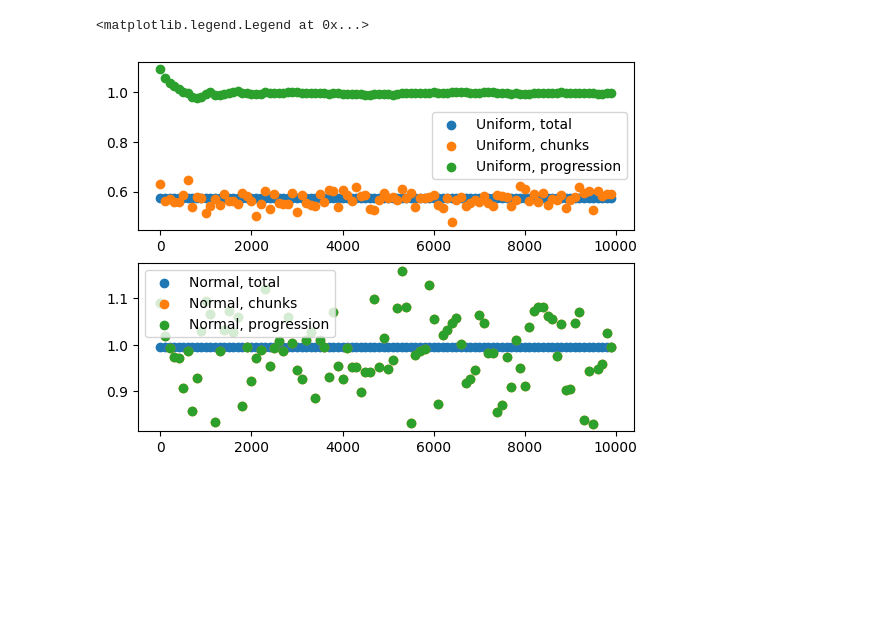
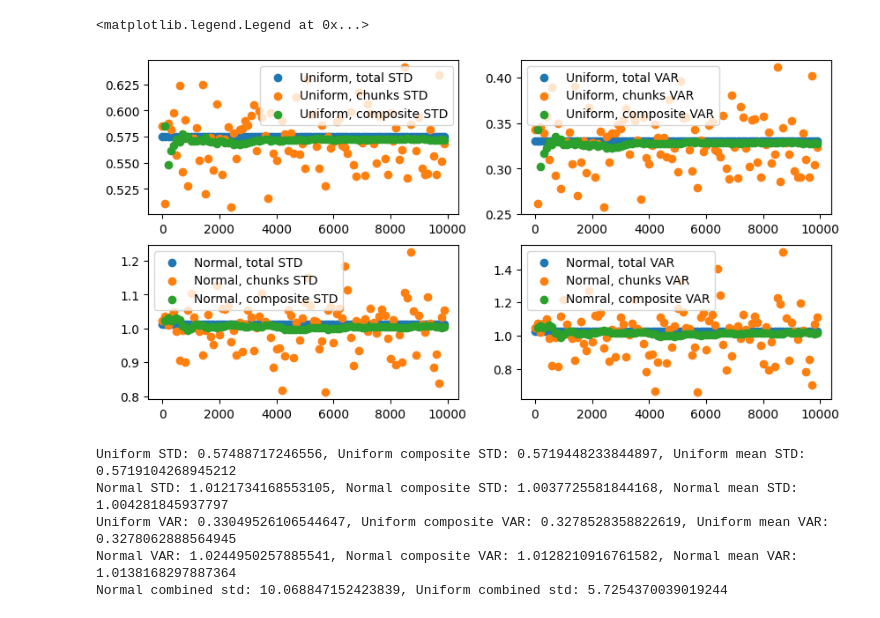
Before and after one commit to SHJewell/wait_five_minutes_weather, a Jupyter notebook: statistical_testing.ipynb, the cells around one changed output. Drawn from its saved outputs; the diff is of its cells as text; code cells hidden in the pictures; blank space fills up the shorter version.

Commit message:
statistical_testing.ipynb shows comparison between combined and whole standard deviations and variances. There is a <2% deviation between the two, but for our purposes this small enough.

```diff
--- a/statistical_testing.ipynb
+++ b/statistical_testing.ipynb
@@ -19,8 +21,16 @@ rev_size = int(N/window)
 
 uni_chunk = np.empty(rev_size)
 uni_prog = np.empty(rev_size)
+uni_var_chunk = np.empty(rev_size)
+uni_var_prog = np.empty(rev_size)
+uni_comp = np.empty(rev_size)
+uni_var_comp = np.empty(rev_size)
 norm_chunk = np.empty(rev_size)
 norm_prog = np.empty(rev_size)
+norm_var_chunk = np.empty(rev_size)
+norm_var_prog = np.empty(rev_size)
+norm_comp = np.empty(rev_size)
+norm_var_comp = np.empty(rev_size)
 prev = 0
 wins = list(range(0, N, window))
 
@@ -29,19 +39,57 @@ for n, value in enumerate(wins):
     uni_chunk[n] = uni_set[value:(value+window)].std()
     uni_prog[n] = uni_set[:(value+window)].std()
     norm_chunk[n] = norm_set[value:(value+window)].std()
-    uni_prog[n] = norm_set[:(value+window)].std()
+    norm_prog[n] = norm_set[:(value+window)].std()
+    uni_comp[n] = uni_chunk[:n].mean()
+    norm_comp[n] = norm_chunk[:n].mean()
+
+    uni_var_chunk[n] = uni_set[value:(value+window)].var()
+    uni_var_prog[n] = uni_set[:(value+window)].var()
+    norm_var_chunk[n] = norm_set[value:(value+window)].var()
+    norm_var_prog[n] = norm_set[:(value+window)].var()
+    uni_var_comp[n] = uni_var_chunk[:n].mean()
+    norm_var_comp[n] = norm_var_chunk[:n].mean()
 # %%
-fig, ax = plt.subplots(2, 1)
-ax[0].scatter(wins, [uni_set.std()]*len(wins), label='Uniform, total')
-ax[0].scatter(wins, uni_chunk, label='Uniform, chunks')
-ax[0].scatter(wins, uni_prog, label='Uniform, progression')
-ax[0].legend()
-ax[1].scatter(wins, [norm_set.std()]*len(wins), label='Normal, total')
-ax[1].scatter(wins, norm_chunk, label='Normal, chunks')
-ax[1].scatter(wins, norm_prog, label='Normal, progression')
-ax[1].legend()
-#ax[1, 0].plot(uni_set)
-#ax[1, 1].plot(norm_set)
+fig, ax = plt.subplots(2, 2)
+ax[0, 0].scatter(wins, [uni_set.std()]*len(wins), label='Uniform, total STD')
+ax[0, 0].scatter(wins, uni_chunk, label='Uniform, chunks STD')
+ax[0, 0].scatter(wins, uni_comp, label='Uniform, composite STD')
+# ax[0, 0].scatter(wins, uni_prog, label='Uniform, progression STD')
+ax[0, 0].legend()
+ax[1, 0].scatter(wins, [norm_set.std()]*len(wins), label='Normal, total STD')
+ax[1, 0].scatter(wins, norm_chunk, label='Normal, chunks STD')
+ax[1, 0].scatter(wins, norm_comp, label='Normal, composite STD')
+# ax[1, 0].scatter(wins, norm_prog, label='Normal, progression STD')
+ax[1, 0].legend()
+# ax[1, 0].set_ylim(-.1, .1)
+ax[0, 1].scatter(wins, [uni_set.var()]*len(wins), label='Uniform, total VAR')
+ax[0, 1].scatter(wins, uni_var_chunk, label='Uniform, chunks VAR')
+ax[0, 1].scatter(wins, uni_var_comp, label='Uniform, composite VAR')
+# ax[0, 1].scatter(wins, uni_var_prog, label='Uniform, progression VAR')
+ax[0, 1].legend()
+ax[1, 1].scatter(wins, [norm_set.var()]*len(wins), label='Normal, total VAR')
+ax[1, 1].scatter(wins, norm_var_chunk, label='Normal, chunks VAR')
+ax[1, 1].scatter(wins, norm_var_comp, label='Nomral, composite VAR')
+# ax[1, 1].scatter(wins, norm_var_prog, label='Normal, progression VAR')
+ax[1, 1].legend()
+#ax[1, 1].set_ylim(-.1, .1)
+# fig.set_size_inches=(8, 16)
+# ax[1, 0].plot(uni_set)
+# ax[1, 1].plot(norm_set)
 # %% [output]
 <matplotlib.legend.Legend at 0x...>
-[figure, old version]
+[figure, new version]
+# %%
+print(f'Uniform STD: {uni_set.std()}, Uniform composite STD: {uni_comp[-1]}, Uniform mean STD: {uni_chunk.mean()}')
+print(f'Normal STD: {norm_set.std()}, Normal composite STD: {norm_comp[-1]}, Normal mean STD: {norm_chunk.mean()}')
+print(f'Uniform VAR: {uni_set.var()}, Uniform composite VAR: {uni_var_comp[-1]}, Uniform mean VAR: {uni_var_chunk.mean()}')
+print(f'Normal VAR: {norm_set.var()}, Normal composite VAR: {norm_var_comp[-1]}, Normal mean VAR: {norm_var_chunk.mean()}')
+norm_calc_std = np.sqrt(np.sum(norm_var_chunk))
+uni_calc_std = np.sqrt(np.sum(uni_var_chunk))
+print(f'Normal combined std: {norm_calc_std}, Uniform combined std: {uni_calc_std}')
+# %% [output]
+Uniform STD: 0.57488717246556, Uniform composite STD: 0.5719448233844897, Uniform mean STD: 0.5719104268945212
+Normal STD: 1.0121734168553105, Normal composite STD: 1.0037725581844168, Normal mean STD: 1.004281845937797
+Uniform VAR: 0.33049526106544647, Uniform composite VAR: 0.3278528358822619, Uniform mean VAR: 0.3278062888564945
+Normal VAR: 1.0244950257885541, Normal composite VAR: 1.0128210916761582, Normal mean VAR: 1.0138168297887364
+Normal combined std: 10.068847152423839, Uniform combined std: 5.7254370039019244
```
Also changed, not shown: parts of 5 cells of this notebook.
